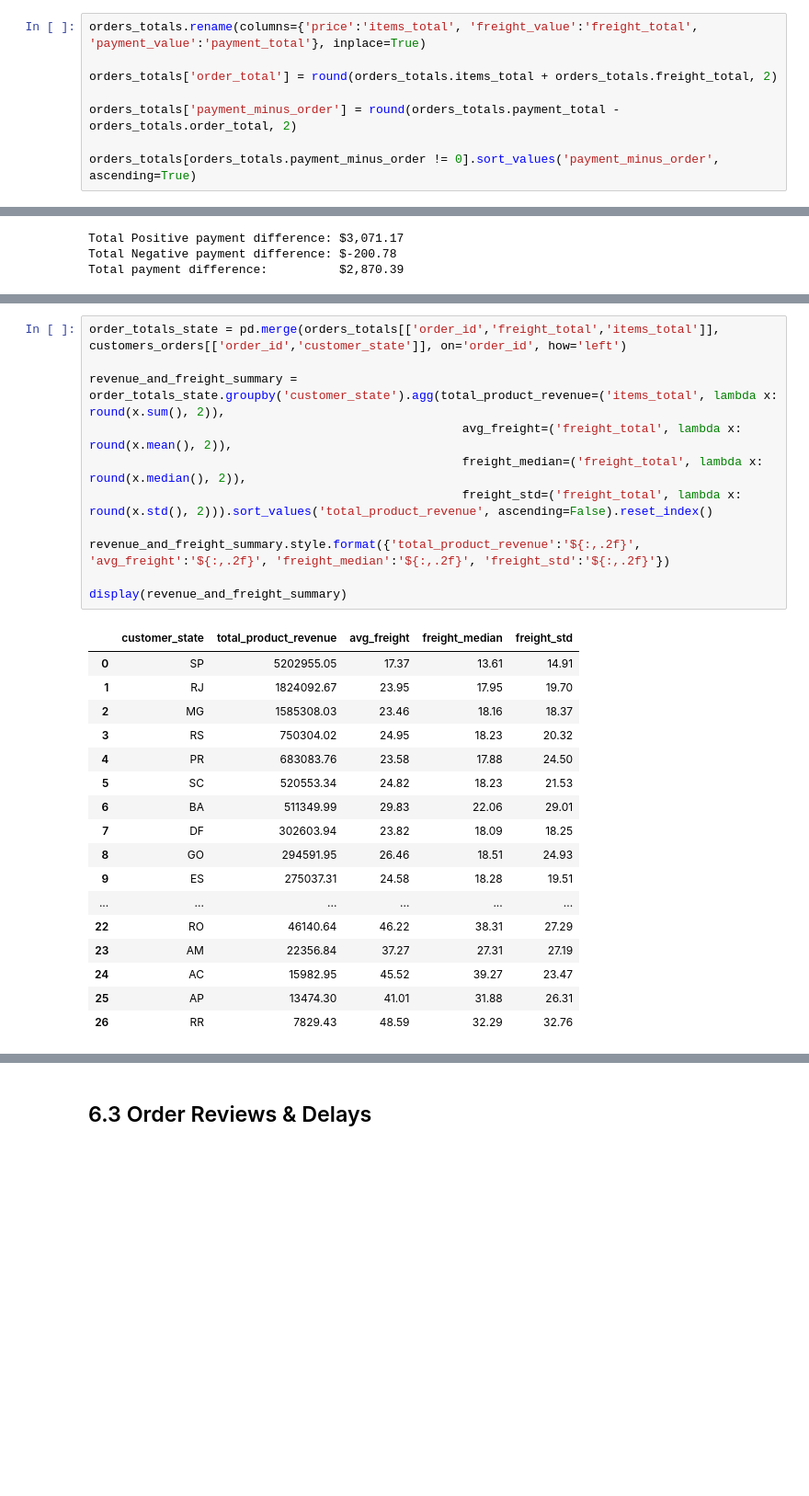
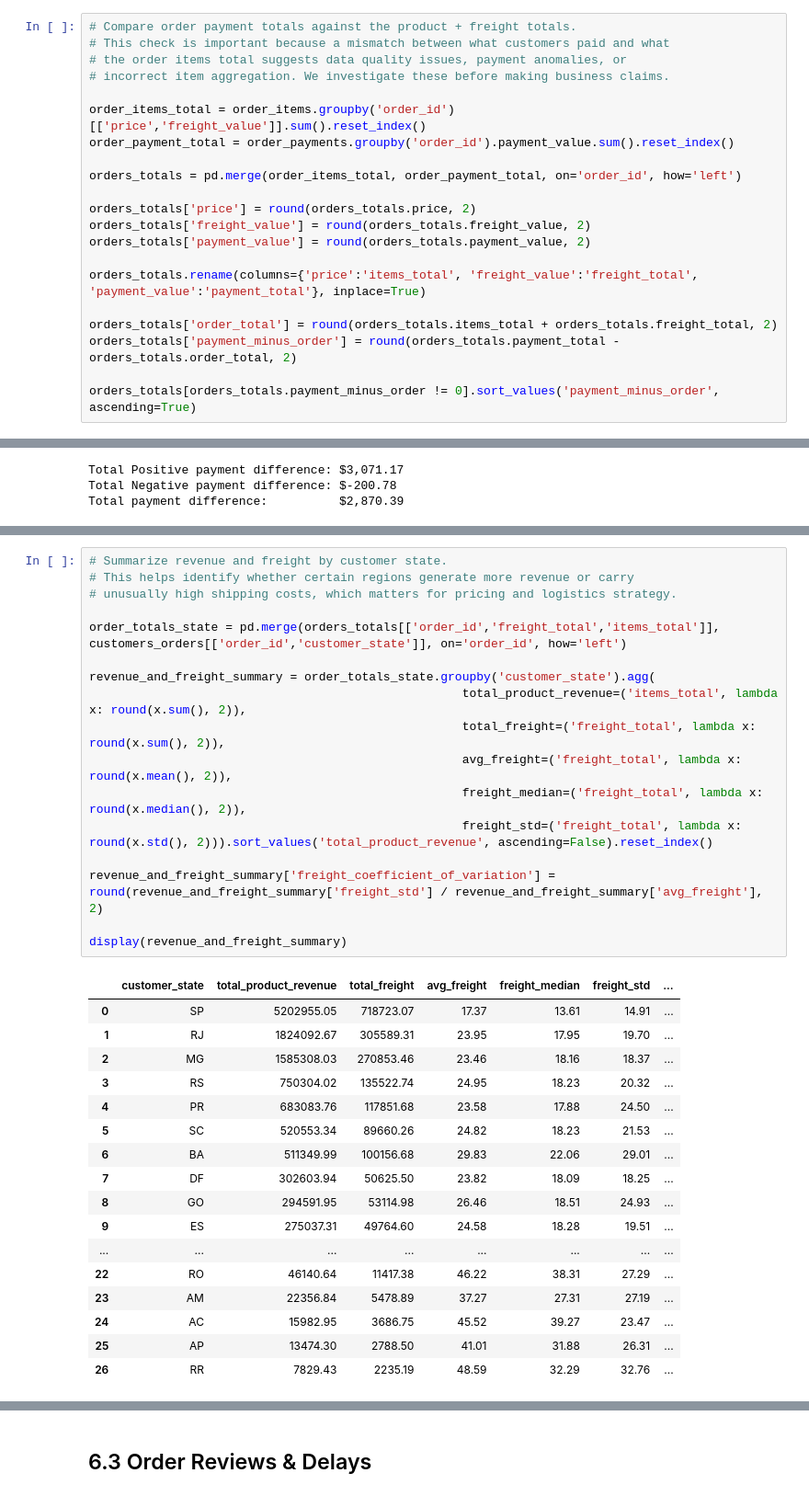
Before and after one commit to bluesparrow-bit/DataPlaygrounds, a Jupyter notebook: HVIA/2-olist.ipynb, the cells around one changed output, grey strips where cells are left out. Shown at 92% size. Saved outputs shown, nothing was run; the diff lists cells and outputs as text; blank space fills up the shorter version.

```diff
--- a/HVIA/2-olist.ipynb
+++ b/HVIA/2-olist.ipynb
@@ -391,8 +440,21 @@ orders_totals['payment_value'] = round(orders_totals.payment_value, 2)
 # %%
+# Compare order payment totals against the product + freight totals.
+# This check is important because a mismatch between what customers paid and what
+# the order items total suggests data quality issues, payment anomalies, or
+# incorrect item aggregation. We investigate these before making business claims.
+
+order_items_total = order_items.groupby('order_id')[['price','freight_value']].sum().reset_index()
+order_payment_total = order_payments.groupby('order_id').payment_value.sum().reset_index()
+
+orders_totals = pd.merge(order_items_total, order_payment_total, on='order_id', how='left')
+
+orders_totals['price'] = round(orders_totals.price, 2)
+orders_totals['freight_value'] = round(orders_totals.freight_value, 2)
+orders_totals['payment_value'] = round(orders_totals.payment_value, 2)
+
 orders_totals.rename(columns={'price':'items_total', 'freight_value':'freight_total', 'payment_value':'payment_total'}, inplace=True)
 
 orders_totals['order_total'] = round(orders_totals.items_total + orders_totals.freight_total, 2)
-
 orders_totals['payment_minus_order'] = round(orders_totals.payment_total - orders_totals.order_total, 2)
 
 orders_totals[orders_totals.payment_minus_order != 0].sort_values('payment_minus_order', ascending=True)
@@ -421,29 +526,35 @@ Total payment difference:          $2,870.39
 # %%
+# Summarize revenue and freight by customer state.
+# This helps identify whether certain regions generate more revenue or carry
+# unusually high shipping costs, which matters for pricing and logistics strategy.
+
 order_totals_state = pd.merge(orders_totals[['order_id','freight_total','items_total']], customers_orders[['order_id','customer_state']], on='order_id', how='left')
 
-revenue_and_freight_summary = order_totals_state.groupby('customer_state').agg(total_product_revenue=('items_total', lambda x: round(x.sum(), 2)),
+revenue_and_freight_summary = order_totals_state.groupby('customer_state').agg(
+                                                    total_product_revenue=('items_total', lambda x: round(x.sum(), 2)),
+                                                    total_freight=('freight_total', lambda x: round(x.sum(), 2)),
                                                     avg_freight=('freight_total', lambda x: round(x.mean(), 2)),
                                                     freight_median=('freight_total', lambda x: round(x.median(), 2)),
                                                     freight_std=('freight_total', lambda x: round(x.std(), 2))).sort_values('total_product_revenue', ascending=False).reset_index()
 
-revenue_and_freight_summary.style.format({'total_product_revenue':'${:,.2f}', 'avg_freight':'${:,.2f}', 'freight_median':'${:,.2f}', 'freight_std':'${:,.2f}'})
+revenue_and_freight_summary['freight_coefficient_of_variation'] = round(revenue_and_freight_summary['freight_std'] / revenue_and_freight_summary['avg_freight'], 2)
 
 display(revenue_and_freight_summary)
 # %% [output]
-|  | customer_state | total_product_revenue | avg_freight | freight_median | freight_std |
-| 0 | SP | 5202955.05 | 17.37 | 13.61 | 14.91 |
-| 1 | RJ | 1824092.67 | 23.95 | 17.95 | 19.70 |
-| 2 | MG | 1585308.03 | 23.46 | 18.16 | 18.37 |
-| 3 | RS | 750304.02 | 24.95 | 18.23 | 20.32 |
-| 4 | PR | 683083.76 | 23.58 | 17.88 | 24.50 |
-| 5 | SC | 520553.34 | 24.82 | 18.23 | 21.53 |
-| 6 | BA | 511349.99 | 29.83 | 22.06 | 29.01 |
-| 7 | DF | 302603.94 | 23.82 | 18.09 | 18.25 |
-| 8 | GO | 294591.95 | 26.46 | 18.51 | 24.93 |
-| 9 | ES | 275037.31 | 24.58 | 18.28 | 19.51 |
-| ... | ... | ... | ... | ... | ... |
-| 22 | RO | 46140.64 | 46.22 | 38.31 | 27.29 |
-| 23 | AM | 22356.84 | 37.27 | 27.31 | 27.19 |
-| 24 | AC | 15982.95 | 45.52 | 39.27 | 23.47 |
-| 25 | AP | 13474.30 | 41.01 | 31.88 | 26.31 |
-| 26 | RR | 7829.43 | 48.59 | 32.29 | 32.76 |
+|  | customer_state | total_product_revenue | total_freight | avg_freight | freight_median | freight_std | ... |
+| 0 | SP | 5202955.05 | 718723.07 | 17.37 | 13.61 | 14.91 | ... |
+| 1 | RJ | 1824092.67 | 305589.31 | 23.95 | 17.95 | 19.70 | ... |
+| 2 | MG | 1585308.03 | 270853.46 | 23.46 | 18.16 | 18.37 | ... |
+| 3 | RS | 750304.02 | 135522.74 | 24.95 | 18.23 | 20.32 | ... |
+| 4 | PR | 683083.76 | 117851.68 | 23.58 | 17.88 | 24.50 | ... |
+| 5 | SC | 520553.34 | 89660.26 | 24.82 | 18.23 | 21.53 | ... |
+| 6 | BA | 511349.99 | 100156.68 | 29.83 | 22.06 | 29.01 | ... |
+| 7 | DF | 302603.94 | 50625.50 | 23.82 | 18.09 | 18.25 | ... |
+| 8 | GO | 294591.95 | 53114.98 | 26.46 | 18.51 | 24.93 | ... |
+| 9 | ES | 275037.31 | 49764.60 | 24.58 | 18.28 | 19.51 | ... |
+| ... | ... | ... | ... | ... | ... | ... | ... |
+| 22 | RO | 46140.64 | 11417.38 | 46.22 | 38.31 | 27.29 | ... |
+| 23 | AM | 22356.84 | 5478.89 | 37.27 | 27.31 | 27.19 | ... |
+| 24 | AC | 15982.95 | 3686.75 | 45.52 | 39.27 | 23.47 | ... |
+| 25 | AP | 13474.30 | 2788.50 | 41.01 | 31.88 | 26.31 | ... |
+| 26 | RR | 7829.43 | 2235.19 | 48.59 | 32.29 | 32.76 | ... |
```
Also changed, not shown: parts of 31 cells of this notebook, 2 other files.
